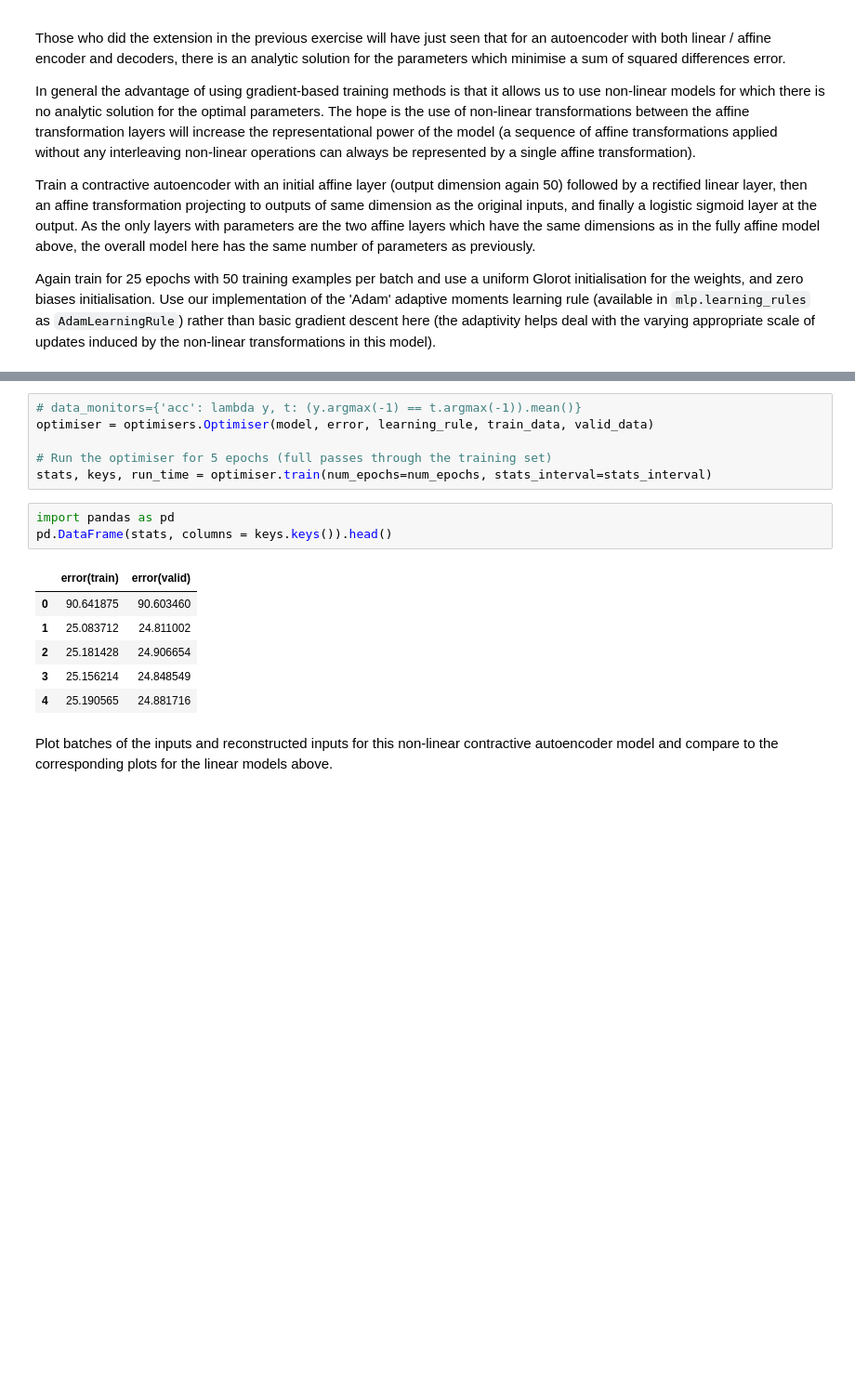
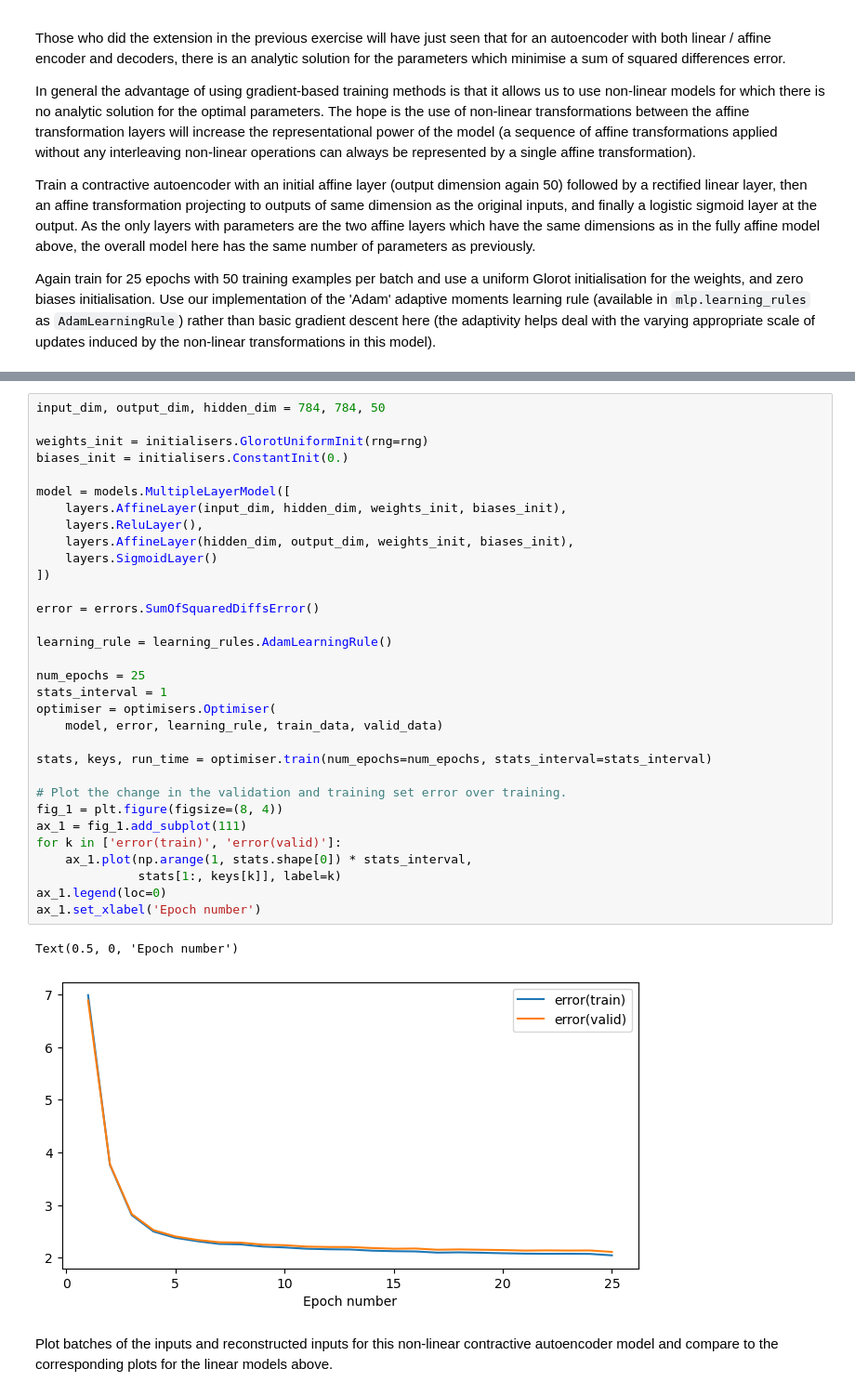
Before and after one commit to FlintyTub49/MLPractical-UoE, a Jupyter notebook: notebooks/07_Autoencoders.ipynb, the cells around one changed output, grey strips where cells are left out. Shown at 93% size. Cells and saved outputs as stored; diff of their text form; blank space fills up the shorter version.

```diff
--- a/notebooks/07_Autoencoders.ipynb
+++ b/notebooks/07_Autoencoders.ipynb
@@ -182,18 +150,37 @@ learning_rule = learning_rules.AdamLearningRule(learning_rate = learning_rate)
-# %%
-# data_monitors={'acc': lambda y, t: (y.argmax(-1) == t.argmax(-1)).mean()}
-optimiser = optimisers.Optimiser(model, error, learning_rule, train_data, valid_data)
-
-# Run the optimiser for 5 epochs (full passes through the training set)
-stats, keys, run_time = optimiser.train(num_epochs=num_epochs, stats_interval=stats_interval)
-# %%
-import pandas as pd
-pd.DataFrame(stats, columns = keys.keys()).head()
-# %% [output]
-|  | error(train) | error(valid) |
-| 0 | 90.641875 | 90.603460 |
-| 1 | 25.083712 | 24.811002 |
-| 2 | 25.181428 | 24.906654 |
-| 3 | 25.156214 | 24.848549 |
-| 4 | 25.190565 | 24.881716 |
+# %%
+input_dim, output_dim, hidden_dim = 784, 784, 50
+
+weights_init = initialisers.GlorotUniformInit(rng=rng)
+biases_init = initialisers.ConstantInit(0.)
+
+model = models.MultipleLayerModel([
+    layers.AffineLayer(input_dim, hidden_dim, weights_init, biases_init),
+    layers.ReluLayer(),
+    layers.AffineLayer(hidden_dim, output_dim, weights_init, biases_init),
+    layers.SigmoidLayer()
+])
+
+error = errors.SumOfSquaredDiffsError()
+
+learning_rule = learning_rules.AdamLearningRule()
+
+num_epochs = 25
+stats_interval = 1
+optimiser = optimisers.Optimiser(
+    model, error, learning_rule, train_data, valid_data)
+
+stats, keys, run_time = optimiser.train(num_epochs=num_epochs, stats_interval=stats_interval)
+
+# Plot the change in the validation and training set error over training.
+fig_1 = plt.figure(figsize=(8, 4))
+ax_1 = fig_1.add_subplot(111)
+for k in ['error(train)', 'error(valid)']:
+    ax_1.plot(np.arange(1, stats.shape[0]) * stats_interval,
+              stats[1:, keys[k]], label=k)
+ax_1.legend(loc=0)
+ax_1.set_xlabel('Epoch number')
+# %% [output]
+Text(0.5, 0, 'Epoch number')
+[figure, added]
 # %% [markdown]
 Plot batches of the inputs and reconstructed inputs for this non-linear contractive autoencoder model and compare to the corresponding plots for the linear models above.
```
Also changed, not shown: parts of 8 cells of this notebook.
